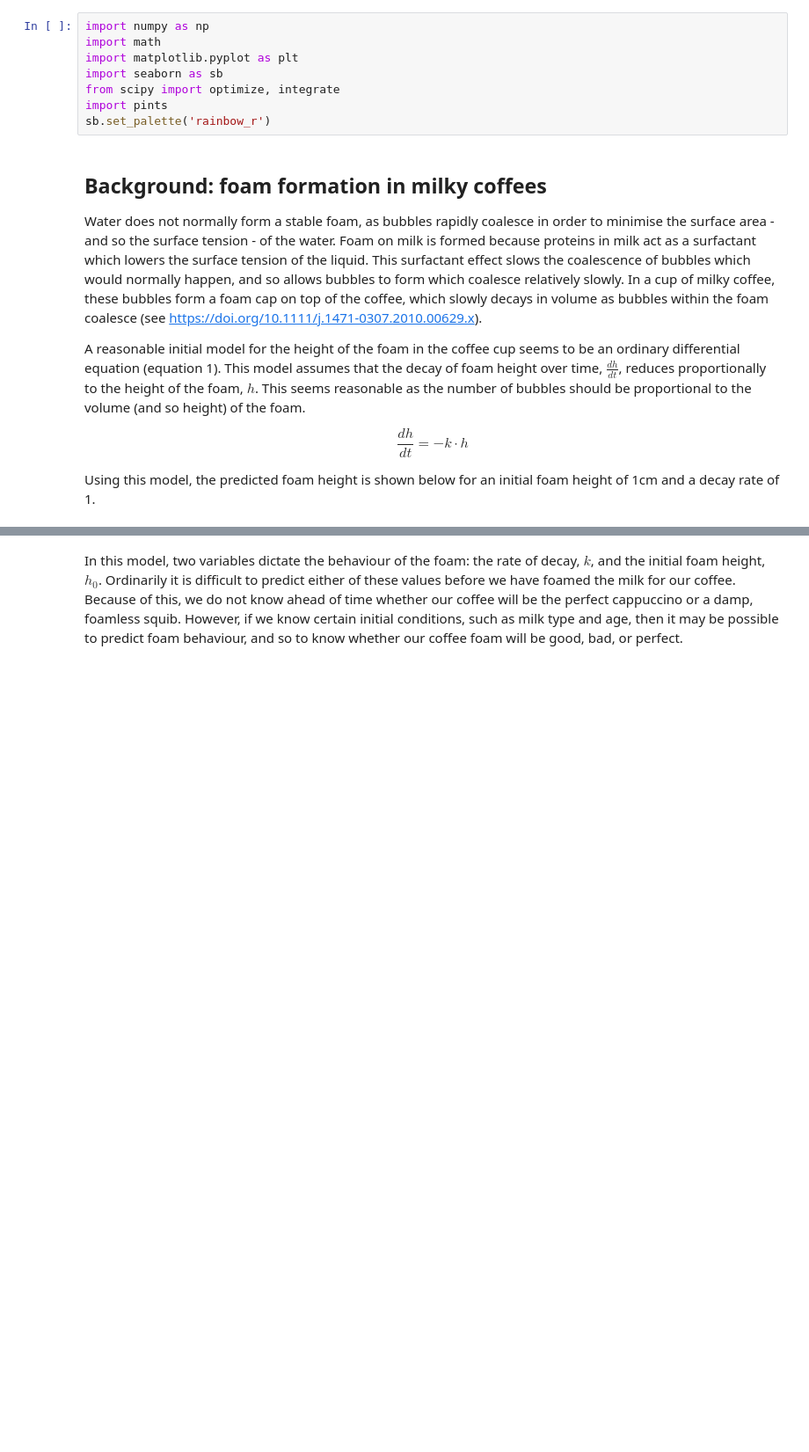
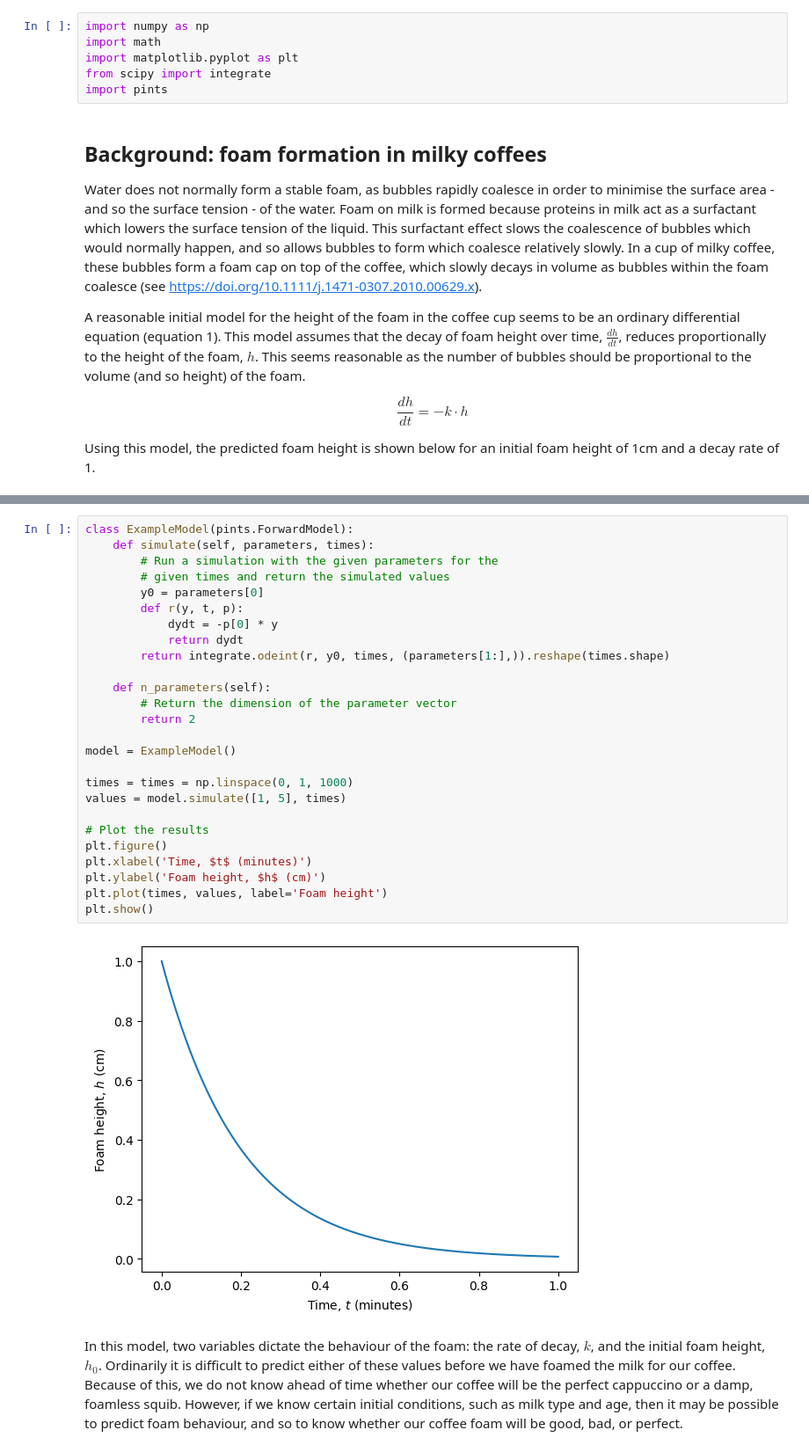
Before and after one commit to simonmarchant/perfect-cappuccino, a Jupyter notebook: Demo.ipynb, the cells around one changed output, grey strips where cells are left out. Shown: that part at 88% size. Drawn from its saved outputs; the diff is of its cells as text; blank space fills up the shorter version.

```diff
--- a/Demo.ipynb
+++ b/Demo.ipynb
@@ -5,10 +5,8 @@ Getting the perfect foam cap on your home-made cappuccino can be a difficult tas
 import numpy as np
 import math
 import matplotlib.pyplot as plt
-import seaborn as sb
-from scipy import optimize, integrate
+from scipy import integrate
 import pints
-sb.set_palette('rainbow_r')
 # %% [markdown]
 ## Background: foam formation in milky coffees
 Water does not normally form a stable foam, as bubbles rapidly coalesce in order to minimise the surface area - and so the surface tension - of the water. Foam on milk is formed because proteins in milk act as a surfactant which lowers the surface tension of the liquid. This surfactant effect slows the coalescence of bubbles which would normally happen, and so allows bubbles to form which coalesce relatively slowly. In a cup of milky coffee, these bubbles form a foam cap on top of the coffee, which slowly decays in volume as bubbles within the foam coalesce (see https://doi.org/10.1111/j.1471-0307.2010.00629.x).
@@ -69,3 +22,31 @@ plt.show()
+# %%
+class ExampleModel(pints.ForwardModel):
+    def simulate(self, parameters, times):
+        # Run a simulation with the given parameters for the
+        # given times and return the simulated values
+        y0 = parameters[0]
+        def r(y, t, p):
+            dydt = -p[0] * y
+            return dydt
+        return integrate.odeint(r, y0, times, (parameters[1:],)).reshape(times.shape)
+
+    def n_parameters(self):
+        # Return the dimension of the parameter vector
+        return 2
+
+model = ExampleModel()
+
+times = times = np.linspace(0, 1, 1000)
+values = model.simulate([1, 5], times)
+
+# Plot the results
+plt.figure()
+plt.xlabel('Time, $t$ (minutes)')
+plt.ylabel('Foam height, $h$ (cm)')
+plt.plot(times, values, label='Foam height')
+plt.show()
+# %% [output]
+[figure, added]
 # %% [markdown]
 In this model, two variables dictate the behaviour of the foam: the rate of decay, $k$, and the initial foam height, $h_0$. Ordinarily it is difficult to predict either of these values before we have foamed the milk for our coffee. Because of this, we do not know ahead of time whether our coffee will be the perfect cappuccino or a damp, foamless squib. However, if we know certain initial conditions, such as milk type and age, then it may be possible to predict foam behaviour, and so to know whether our coffee foam will be good, bad, or perfect.
 # %% [markdown]
```
Also changed, not shown: parts of 8 cells of this notebook.
